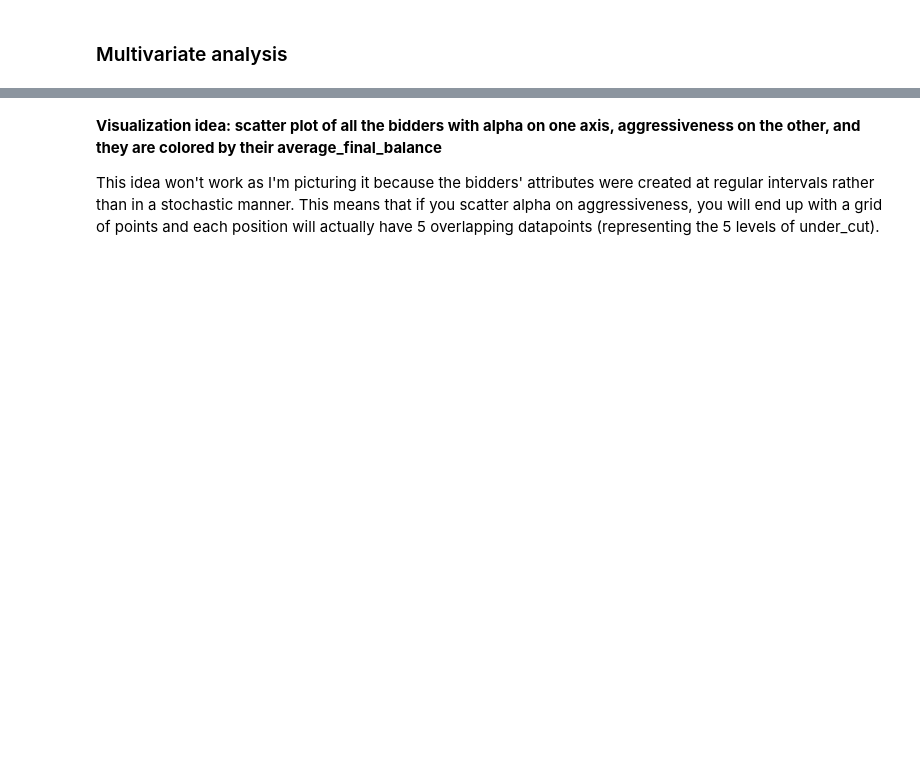
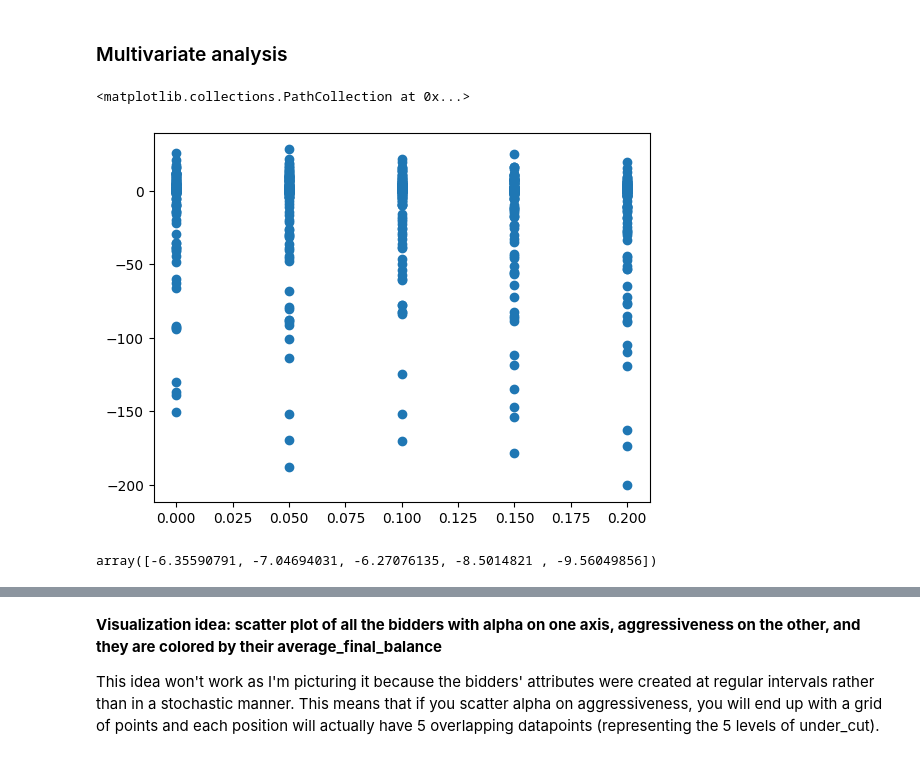
Before and after one commit to cbwright11/second-price-auction, a Jupyter notebook: Experiments.ipynb, the cells around one changed output, grey strips where cells are left out. Cells and saved outputs as stored; diff of their text form; code cells hidden in the pictures; blank space fills up the shorter version.

```diff
--- a/Experiments.ipynb
+++ b/Experiments.ipynb
@@ -222,2 +226,11 @@ Number of bidders that finished with between -$2 and $2:  560
 # %% [markdown]
 ### Multivariate analysis
+# %%
+plt.scatter(df_bidders.under_cut, df_bidders.average_final_balance)
+# %% [output]
+<matplotlib.collections.PathCollection at 0x...>
+[figure, added]
+# %%
+df_bidders.groupby(["under_cut"])["average_final_balance"].mean().values
+# %% [output]
+array([-6.35590791, -7.04694031, -6.27076135, -8.5014821 , -9.56049856])
```
Also changed, not shown: parts of 12 cells of this notebook, 1 other file.
